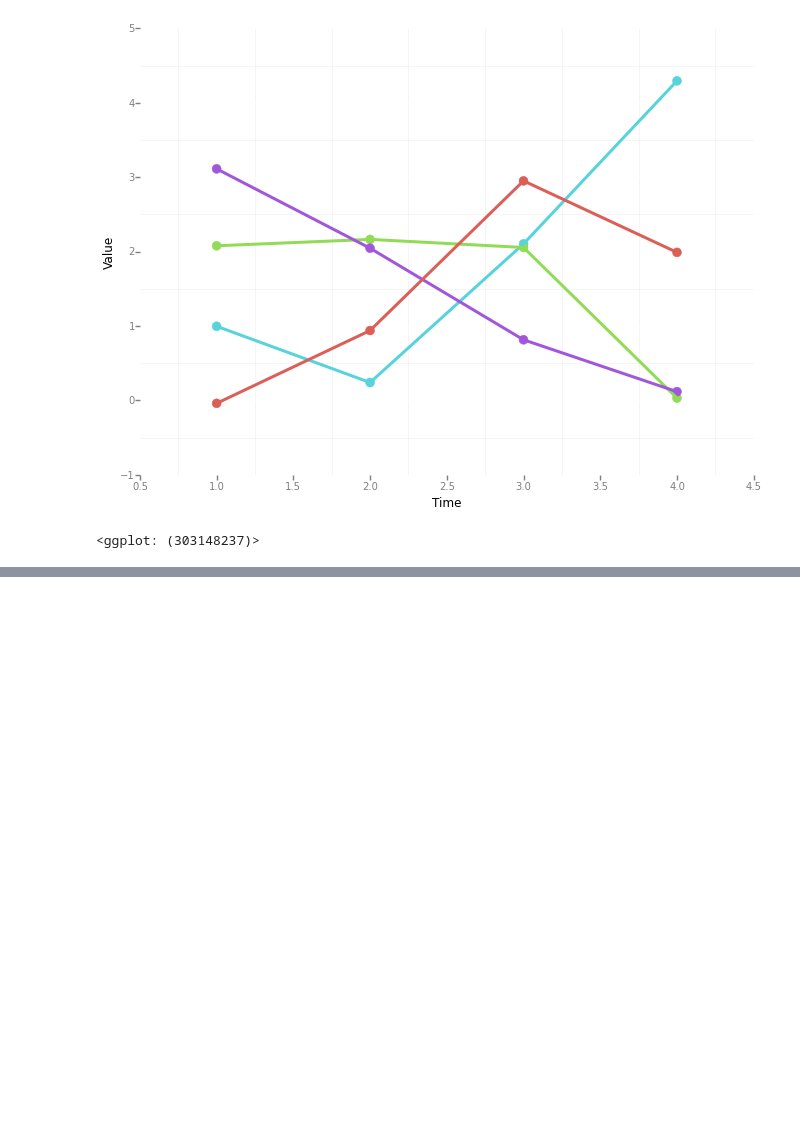
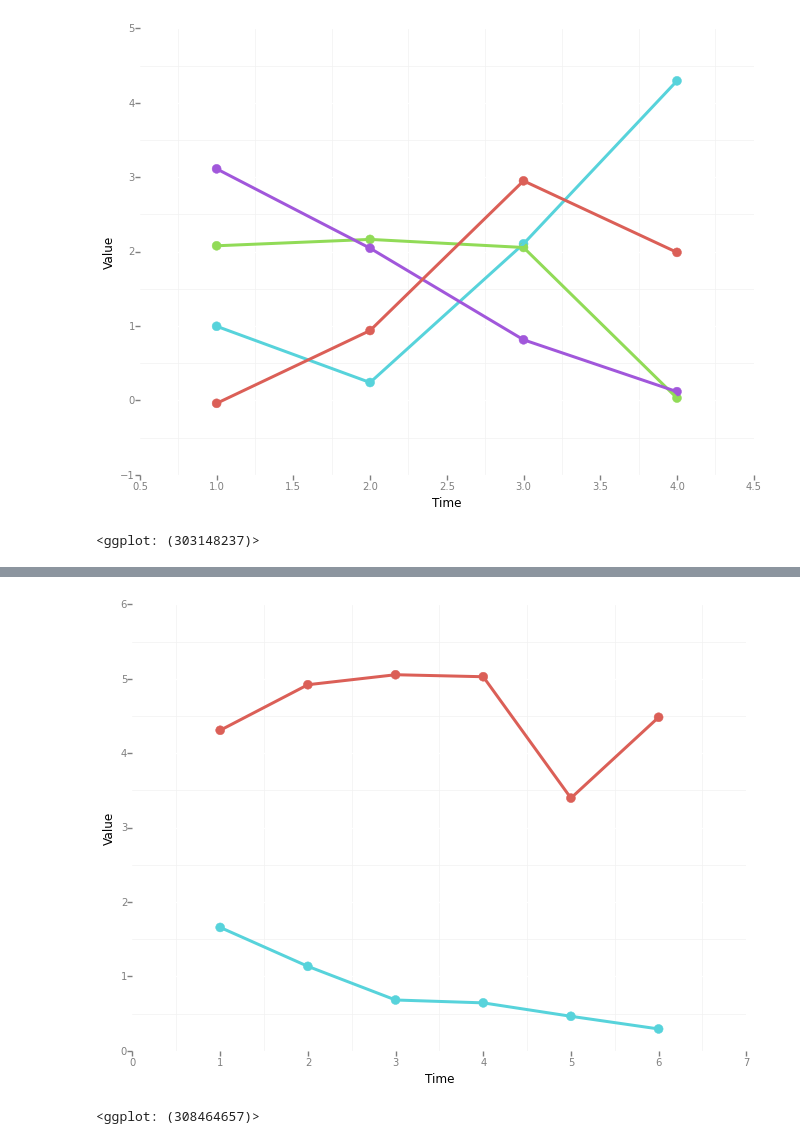
Before and after one commit to joshjfink/GBFMM, a Jupyter notebook: STA663_Final_Project.ipynb, the cells around one changed output, grey strips where cells are left out. Drawn from its saved outputs; the diff is of its cells as text; code cells hidden in the pictures; blank space fills up the shorter version.

```diff
--- a/STA663_Final_Project.ipynb
+++ b/STA663_Final_Project.ipynb
@@ -358,0 +378,12 @@ Unassigend due to entropy cutoff:
+# %%
+%%R
+load("/Data/TO1adj.rda")
+load("/Data/TO1stan.rda")
+TO1adj <- TO1adj[,10:15]
+# Data are located in GitHub Repo in Data Directory
+# %%
+TO1adj = %R TO1adj
+TO1stan = %R TO1stan
+TO1adj = np.array(TO1adj)
+# %%
+outs = GBFMM(2,TO1adj)
@@ -358,0 +408,5 @@ Unassigend due to entropy cutoff:
+# %%
+plot_traj(outs)
+# %% [output]
+[figure, added]
+<ggplot: (308464657)>
```
Also changed, not shown: parts of 13 cells of this notebook.
